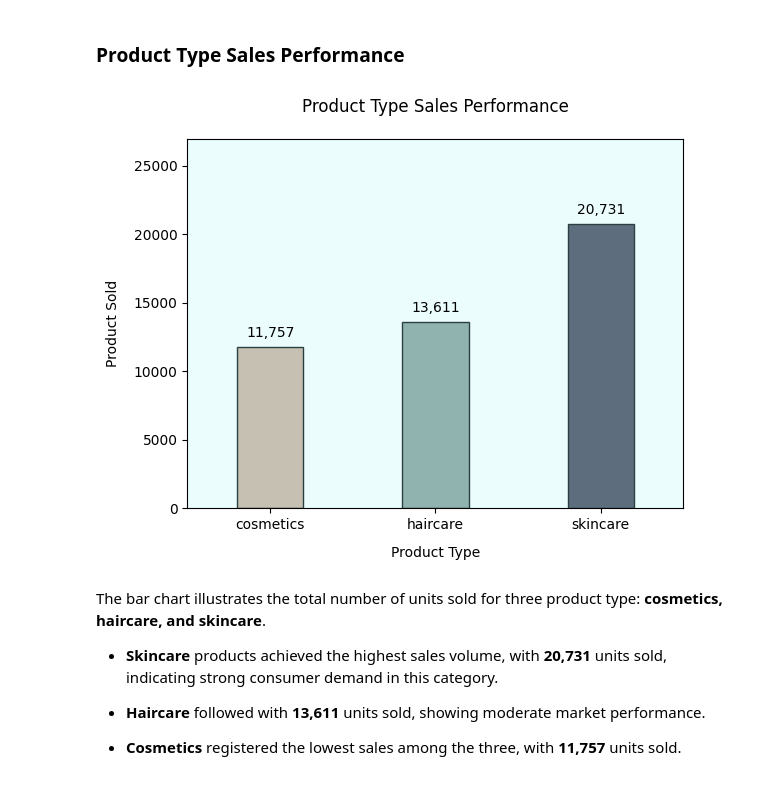
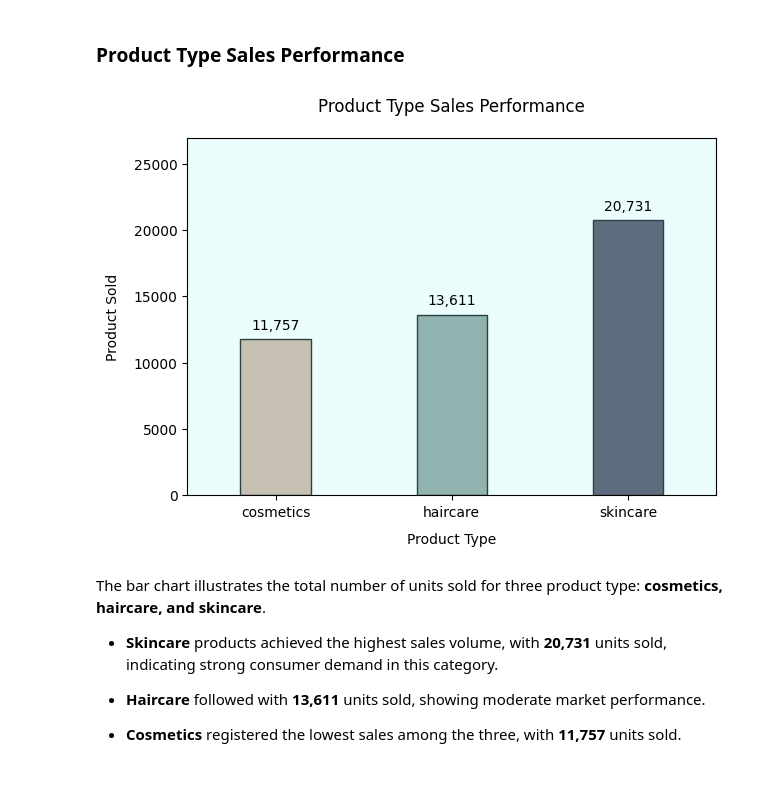
Before and after one commit to kevinsantala/Data-Science-Projects, a Jupyter notebook: Supply Chain/Supply Chain.ipynb, the cells around one changed output. Saved outputs shown, nothing was run; the diff lists cells and outputs as text; code cells hidden in the pictures.

```diff
--- a/Supply Chain/Supply Chain.ipynb
+++ b/Supply Chain/Supply Chain.ipynb
@@ -132,31 +141,38 @@ df.describe()
 # %% [markdown]
 ### Product Type Sales Performance
 # %%
+# set chart style properties
 plt.margins(0.3)
 
+# Aggregate total Number of products sold by product type
 sold = df.groupby('Product type')['Number of products sold'].sum().reset_index().sort_values(by='Number of products sold')
 
+# create barplot
 ax = sns.barplot(data = sold,
                  x = "Product type",
                  y = "Number of products sold",
                  palette = ['#c8c2ae','#8ab9b5','#586d83'],
                  hue = "Product type",
                  errorbar = None,
                  width = 0.4,
                  edgecolor="#2b4141")
 
+# set barplot properties
 ax.set_facecolor("#ebfdfd")
 ax.set_title('Product Type Sales Performance',y=1.05)
 ax.set_xlabel('Product Type',labelpad=10)
 ax.set_ylabel('Product Sold',labelpad=10)
 
+# set sales value on lagend
+for container in ax.containers:
+    ax.bar_label(container,
+                 fmt='{:,.0f}',
+                 padding=5)
 
-for container in ax.containers:
-    ax.bar_label(container,fmt='{:,.0f}',padding=5)
-plt.savefig('sale.png')
+plt.tight_layout()
 plt.show()
 # %% [output]
-[figure, old version]
+[figure, new version]
 # %% [markdown]
 The bar chart illustrates the total number of units sold for three product type: **cosmetics, haircare, and skincare**.
 
```
Also changed, not shown: parts of 32 cells of this notebook, 2 other files.
